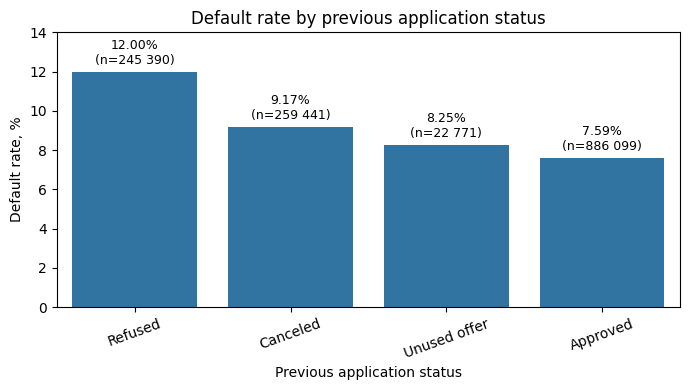
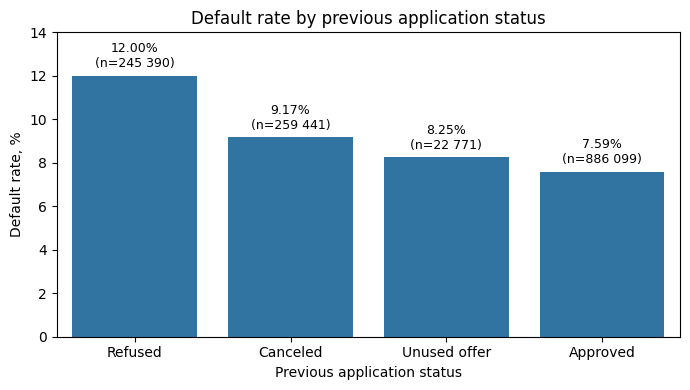
Unified diff of the notebook cell whose output changed from the first chart to the second:
--- before
+++ after
@@ -14,5 +14,4 @@
 add_bar_labels(ax, prev_default_by_status, "default_rate", "applications_count", offset=0.25)
 
-plt.xticks(rotation=20)
 plt.tight_layout()
 plt.show()

Commit: Add SQL analysis and update feature preparation